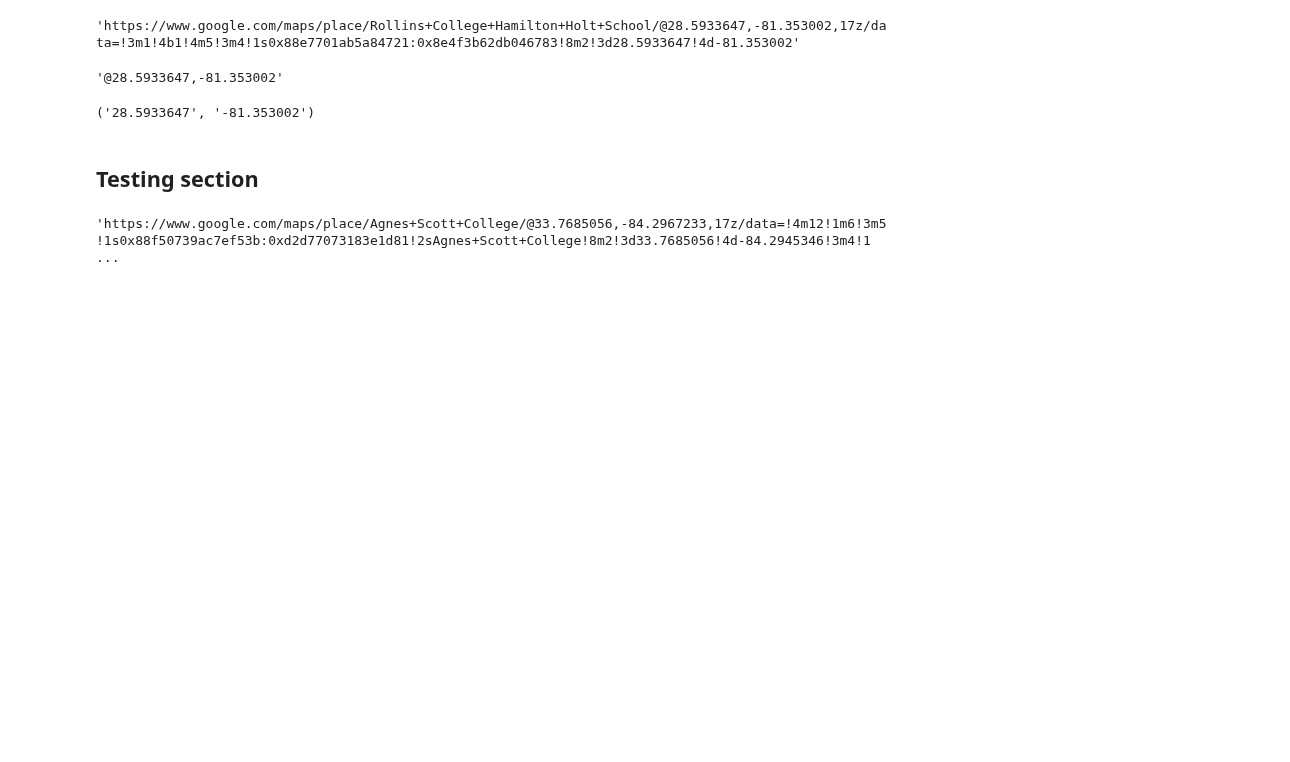
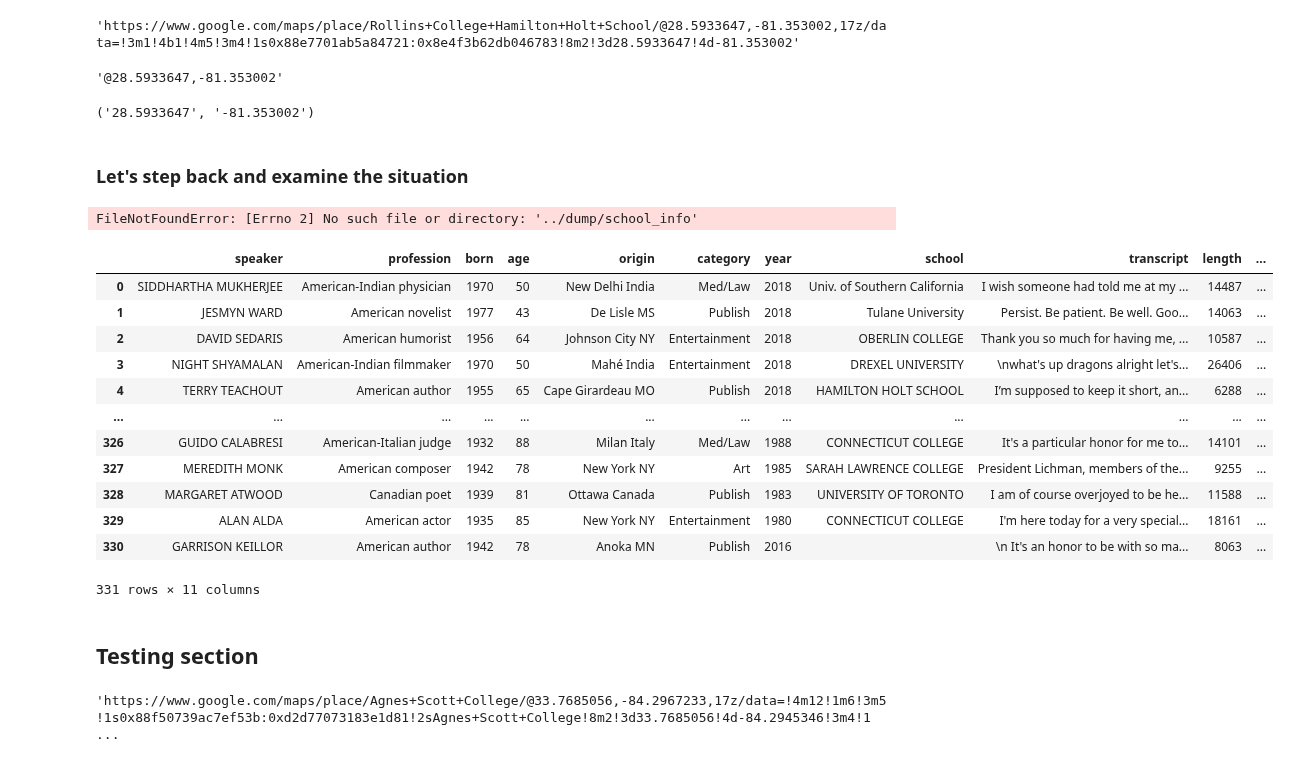
Before and after one commit to katiehuang1221/NLP-Analysis-On-Motivational-Speeches, a Jupyter notebook: notebook/01_data_collect_2.ipynb, the cells around one changed output. Drawn from its saved outputs; the diff is of its cells as text; code cells hidden in the pictures; blank space fills up the shorter version.

Commit message:
Going back to tidy up school info

```diff
--- a/notebook/01_data_collect_2.ipynb
+++ b/notebook/01_data_collect_2.ipynb
@@ -533,6 +533,33 @@ longitude = coord[0].split(',')[1]
 latitude, longitude
 # %% [output]
 ('28.5933647', '-81.353002')
+# %% [markdown]
+### Let's step back and examine the situation
+# %%
+import pandas as pd
+speech_df_speaker = pd.read_pickle('../dump/speech_df_speaker')
+
+with open('parrot.pkl', 'rb') as f:
+    mynewlist = pickle.load(f)
+school_info = pd.read_pickle('../dump/school_info')
+# %% [output]
+FileNotFoundError: [Errno 2] No such file or directory: '../dump/school_info'
+# %%
+speech_df_speaker
+# %% [output]
+|  | speaker | profession | born | age | origin | category | year | school | transcript | length | ... |
+| 0 | SIDDHARTHA MUKHERJEE | American-Indian physician | 1970 | 50 | New Delhi India | Med/Law | 2018 | Univ. of Southern California | I wish someone had told me at my ... | 14487 | ... |
+| 1 | JESMYN WARD | American novelist | 1977 | 43 | De Lisle MS | Publish | 2018 | Tulane University | Persist. Be patient. Be well. Goo... | 14063 | ... |
+| 2 | DAVID SEDARIS | American humorist | 1956 | 64 | Johnson City NY | Entertainment | 2018 | OBERLIN COLLEGE | Thank you so much for having me, ... | 10587 | ... |
+| 3 | NIGHT SHYAMALAN | American-Indian filmmaker | 1970 | 50 | Mahé India | Entertainment | 2018 | DREXEL UNIVERSITY | \nwhat's up dragons alright let's... | 26406 | ... |
+| 4 | TERRY TEACHOUT | American author | 1955 | 65 | Cape Girardeau MO | Publish | 2018 | HAMILTON HOLT SCHOOL | I’m supposed to keep it short, an... | 6288 | ... |
+| ... | ... | ... | ... | ... | ... | ... | ... | ... | ... | ... | ... |
+| 326 | GUIDO CALABRESI | American-Italian judge | 1932 | 88 | Milan Italy | Med/Law | 1988 | CONNECTICUT COLLEGE | It's a particular honor for me to... | 14101 | ... |
+| 327 | MEREDITH MONK | American composer | 1942 | 78 | New York NY | Art | 1985 | SARAH LAWRENCE COLLEGE | President Lichman, members of the... | 9255 | ... |
+| 328 | MARGARET ATWOOD | Canadian poet | 1939 | 81 | Ottawa Canada | Publish | 1983 | UNIVERSITY OF TORONTO | I am of course overjoyed to be he... | 11588 | ... |
+| 329 | ALAN ALDA | American actor | 1935 | 85 | New York NY | Entertainment | 1980 | CONNECTICUT COLLEGE | I'm here today for a very special... | 18161 | ... |
+| 330 | GARRISON KEILLOR | American author | 1942 | 78 | Anoka MN | Publish | 2016 |  | \n It's an honor to be with so ma... | 8063 | ... |
+331 rows × 11 columns
 # %% [markdown]
 ## Testing section
 # %%
```
